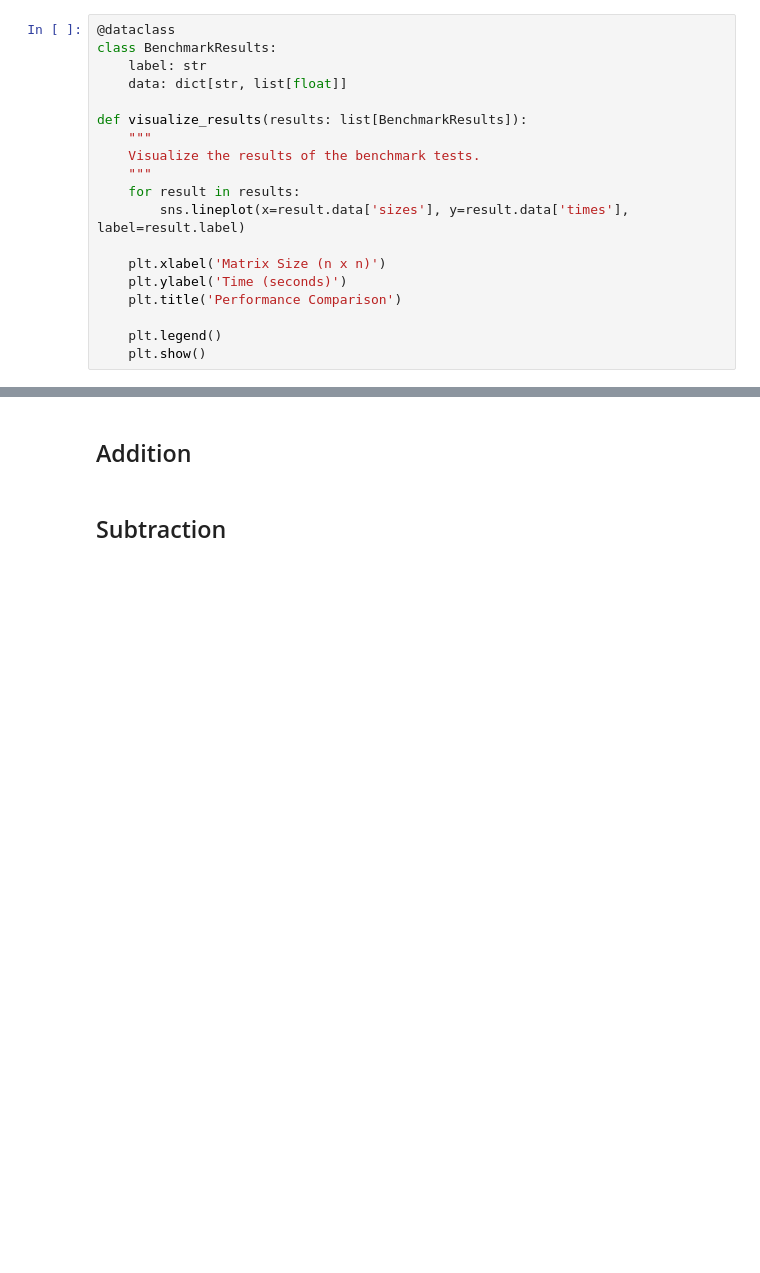
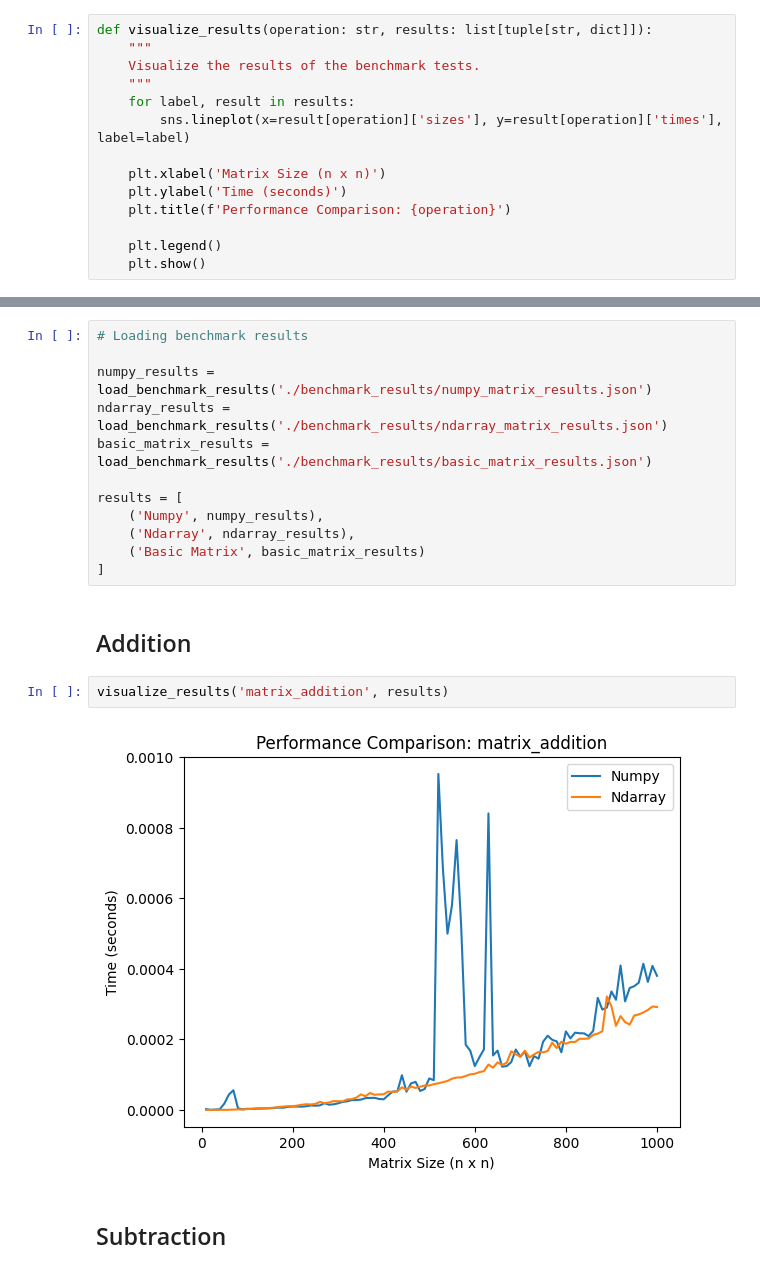
Before and after one commit to merrickliu888/RMatrix, a Jupyter notebook: benches/analysis.ipynb, the cells around one changed output, grey strips where cells are left out. Cells and saved outputs as stored; diff of their text form; blank space fills up the shorter version.

Commit message:
simple benchmarks

```diff
--- a/benches/analysis.ipynb
+++ b/benches/analysis.ipynb
@@ -6,21 +6,16 @@ import matplotlib.pyplot as plt
 from dataclasses import dataclass
 import json
 # %%
-@dataclass
-class BenchmarkResults:
-    label: str
-    data: dict[str, list[float]]
-
-def visualize_results(results: list[BenchmarkResults]):
+def visualize_results(operation: str, results: list[tuple[str, dict]]):
     """
     Visualize the results of the benchmark tests.
     """
-    for result in results:
-        sns.lineplot(x=result.data['sizes'], y=result.data['times'], label=result.label)
+    for label, result in results:
+        sns.lineplot(x=result[operation]['sizes'], y=result[operation]['times'], label=label)
 
     plt.xlabel('Matrix Size (n x n)')
     plt.ylabel('Time (seconds)')
-    plt.title('Performance Comparison')
+    plt.title(f'Performance Comparison: {operation}')
 
     plt.legend()
     plt.show()
@@ -33,7 +28,23 @@ def load_benchmark_results(filename: str) -> dict:
     with open(filename, 'r') as f:
         benchmark_results = json.load(f)
     return benchmark_results
+# %%
+# Loading benchmark results
+
+numpy_results = load_benchmark_results('./benchmark_results/numpy_matrix_results.json')
+ndarray_results = load_benchmark_results('./benchmark_results/ndarray_matrix_results.json')
+basic_matrix_results = load_benchmark_results('./benchmark_results/basic_matrix_results.json')
+
+results = [
+    ('Numpy', numpy_results),
+    ('Ndarray', ndarray_results),
+    ('Basic Matrix', basic_matrix_results)
+]
 # %% [markdown]
 ## Addition
+# %%
+visualize_results('matrix_addition', results)
+# %% [output]
+[figure, added]
 # %% [markdown]
 ## Subtraction
```
Also changed, not shown: parts of 3 cells of this notebook, 3 other files.
